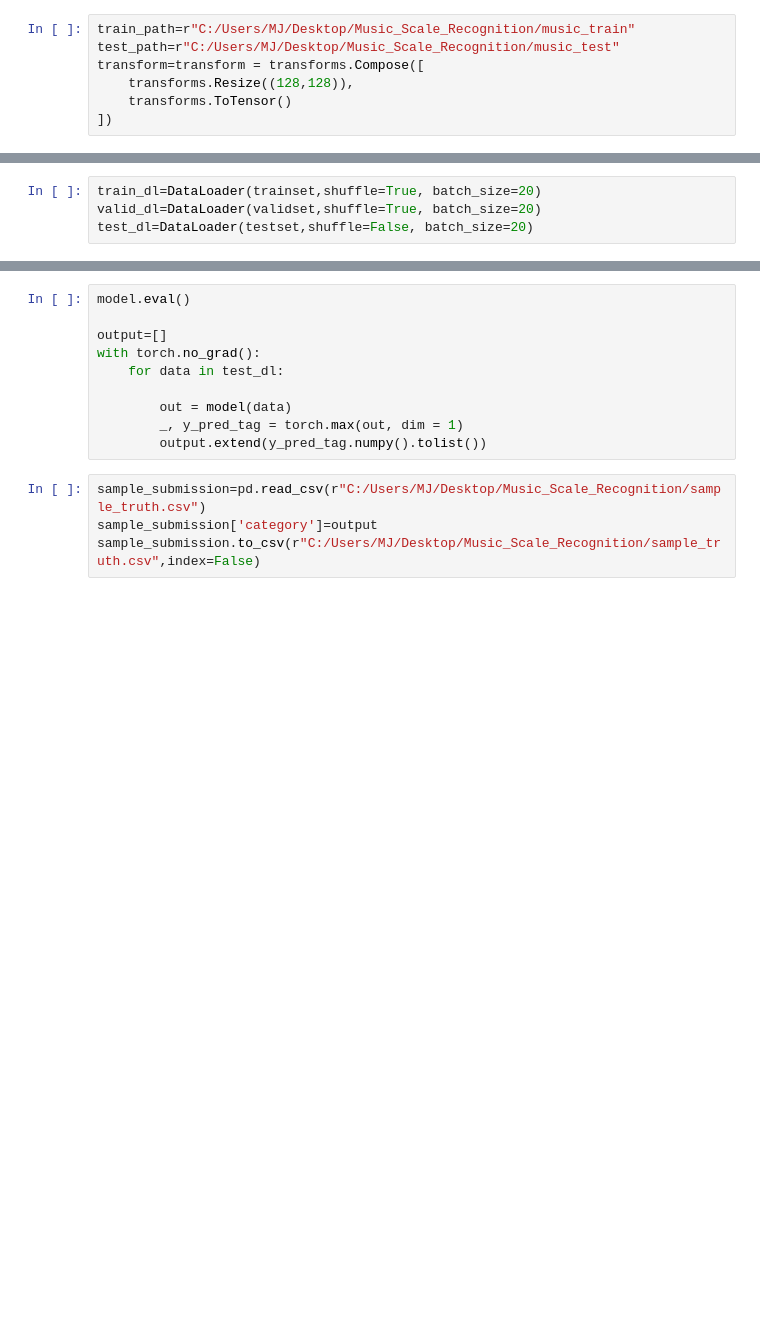
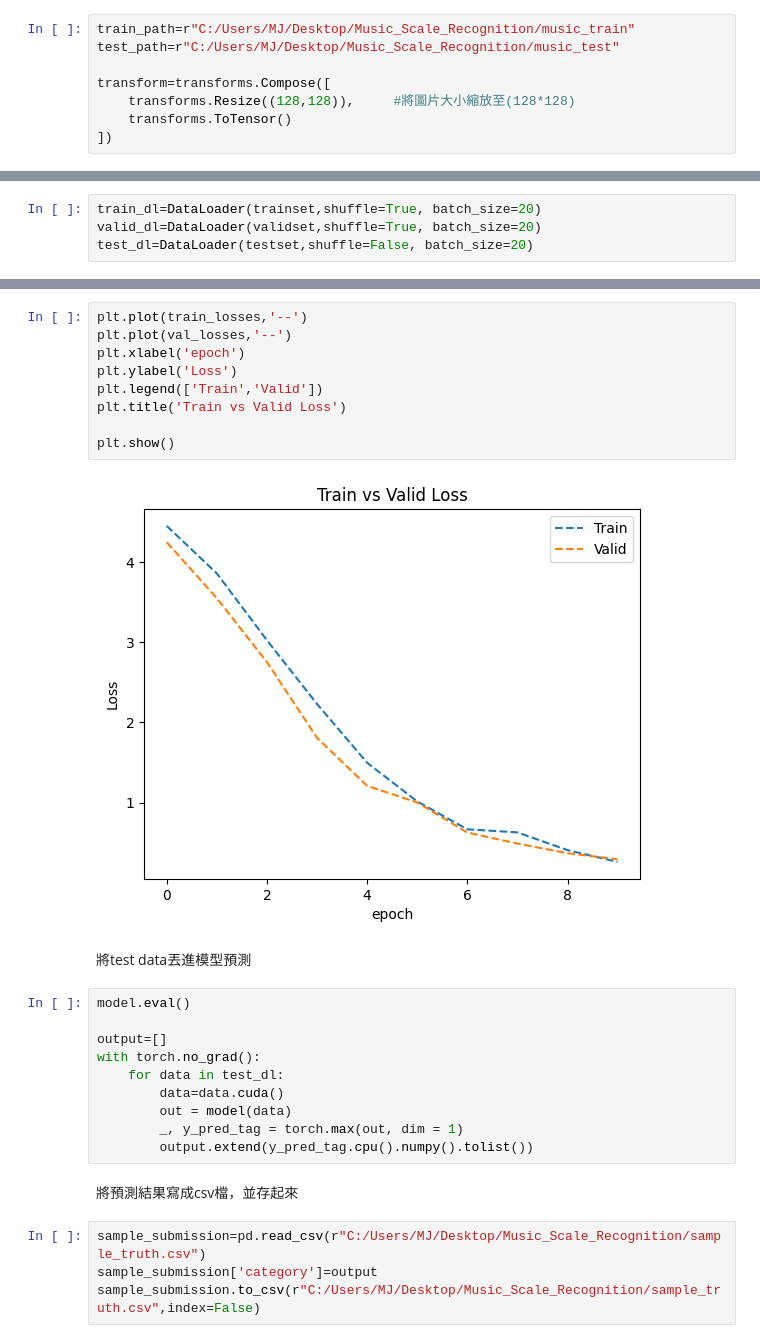
Before and after one commit to mindymj777/Music_Scale_Recognition, a Jupyter notebook: 611121203.ipynb, the cells around one changed output, grey strips where cells are left out. Cells and saved outputs as stored; diff of their text form; blank space fills up the shorter version.

```diff
--- a/611121203.ipynb
+++ b/611121203.ipynb
@@ -24,7 +22,8 @@ cuda = True if torch.cuda.is_available() else False
 # %%
 train_path=r"C:/Users/MJ/Desktop/Music_Scale_Recognition/music_train"
 test_path=r"C:/Users/MJ/Desktop/Music_Scale_Recognition/music_test"
-transform=transform = transforms.Compose([
-    transforms.Resize((128,128)),
+
+transform=transforms.Compose([
+    transforms.Resize((128,128)),     #將圖片大小縮放至(128*128)
     transforms.ToTensor()
 ])
@@ -189,13 +217,28 @@ plt.show()
+# %%
+plt.plot(train_losses,'--')
+plt.plot(val_losses,'--')
+plt.xlabel('epoch')
+plt.ylabel('Loss')
+plt.legend(['Train','Valid'])
+plt.title('Train vs Valid Loss')
+
+plt.show()
+# %% [output]
+[figure, added]
+# %% [markdown]
+將test data丟進模型預測
 # %%
 model.eval()
 
 output=[]
 with torch.no_grad():
     for data in test_dl:
-
+        data=data.cuda()
         out = model(data)
         _, y_pred_tag = torch.max(out, dim = 1)
-        output.extend(y_pred_tag.numpy().tolist())
+        output.extend(y_pred_tag.cpu().numpy().tolist())
+# %% [markdown]
+將預測結果寫成csv檔，並存起來
 # %%
 sample_submission=pd.read_csv(r"C:/Users/MJ/Desktop/Music_Scale_Recognition/sample_truth.csv")
 sample_submission['category']=output
```
Also changed, not shown: parts of 22 cells of this notebook, 3 other files.
